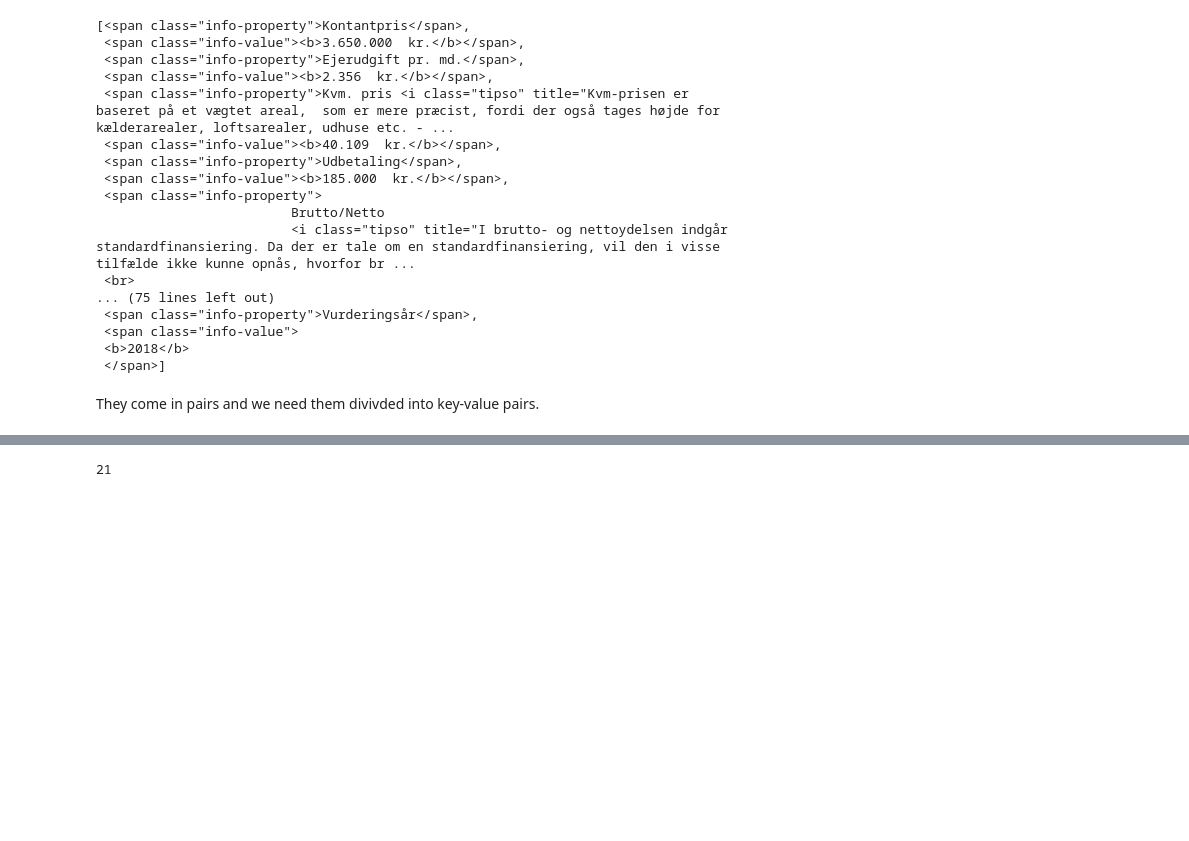
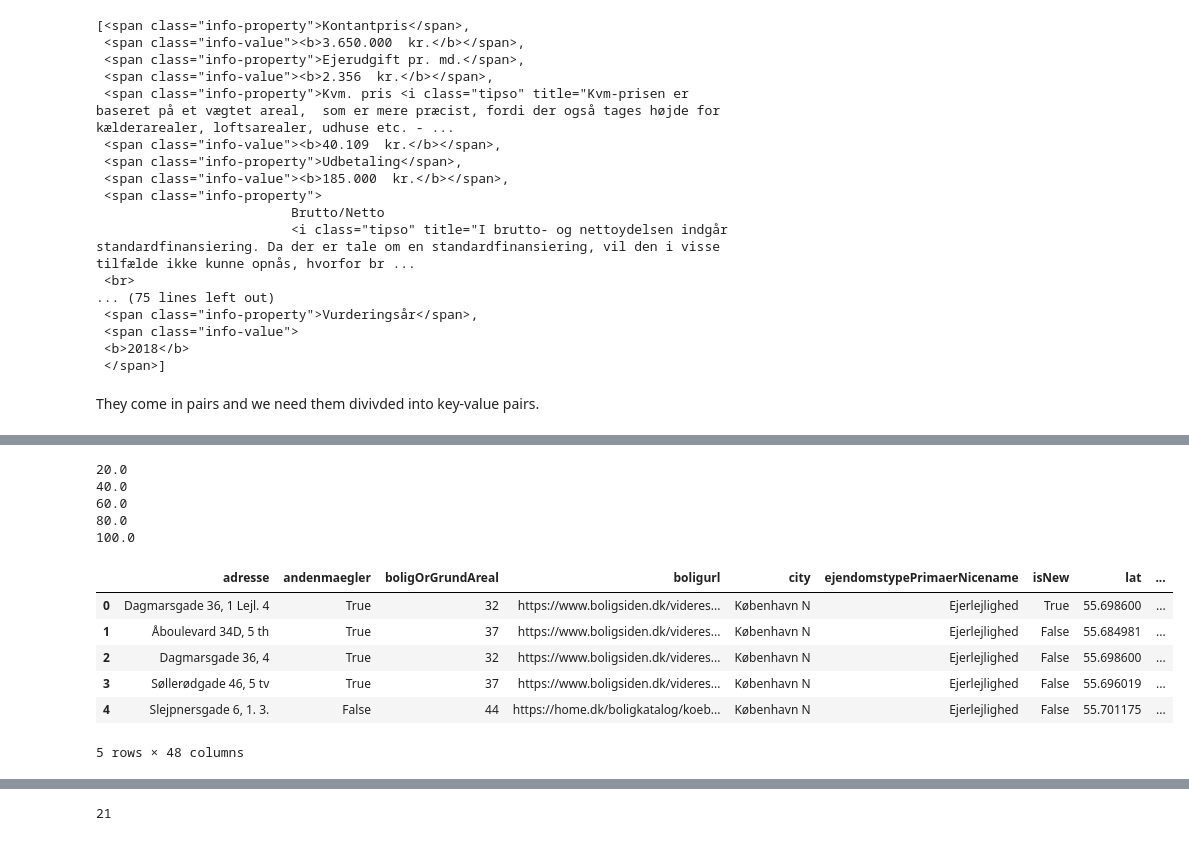
Before and after one commit to mbroend/predicting-home-prices, a Jupyter notebook: Data Wrangling.ipynb, the cells around one changed output, grey strips where cells are left out. Cells and saved outputs as stored; diff of their text form; code cells hidden in the pictures; blank space fills up the shorter version.

```diff
--- a/Data Wrangling.ipynb
+++ b/Data Wrangling.ipynb
@@ -188,10 +194,10 @@ keys = []
 values = []
 for feat in additionalFeatures:
     if count % 2: # Odd number is a value
-        values.append(feat.text)
+        values.append(feat.text.strip())
         #values.append(re.findall('<b>.+</b>',str(feat))[0][3:-4])
     else: # Even number is a key
-        keys.append(feat.text)
+        keys.append(feat.text.strip())
         #keys.append(re.findall('>.+<',str(feat))[0][1:-1])
     count +=1
 dictionary = dict(zip(keys, values))
@@ -273,0 +389,16 @@ df2.head()
+# %%
+df_new2 = GetAdditionalFeatures(df_new.head())
+df_new2.head()
+# %% [output]
+20.0
+40.0
+60.0
+80.0
+100.0
+|  | adresse | andenmaegler | boligOrGrundAreal | boligurl | city | ejendomstypePrimaerNicename | isNew | lat | ... |
+| 0 | Dagmarsgade 36, 1 Lejl. 4 | True | 32 | https://www.boligsiden.dk/videres... | København N | Ejerlejlighed | True | 55.698600 | ... |
+| 1 | Åboulevard 34D, 5 th | True | 37 | https://www.boligsiden.dk/videres... | København N | Ejerlejlighed | False | 55.684981 | ... |
+| 2 | Dagmarsgade 36, 4 | True | 32 | https://www.boligsiden.dk/videres... | København N | Ejerlejlighed | False | 55.698600 | ... |
+| 3 | Søllerødgade 46, 5 tv | True | 37 | https://www.boligsiden.dk/videres... | København N | Ejerlejlighed | False | 55.696019 | ... |
+| 4 | Slejpnersgade 6, 1. 3. | False | 44 | https://home.dk/boligkatalog/koeb... | København N | Ejerlejlighed | False | 55.701175 | ... |
+5 rows × 48 columns
```
Also changed, not shown: parts of 17 cells of this notebook.
